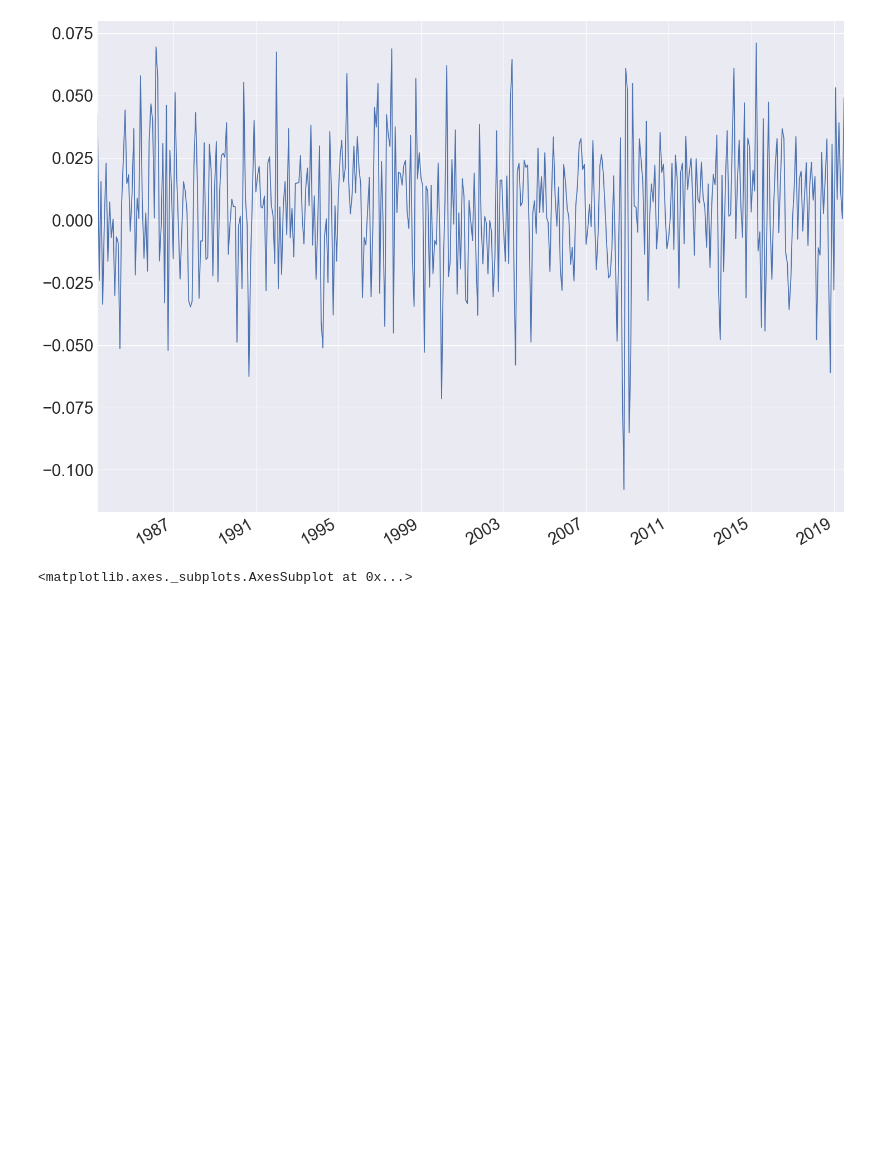
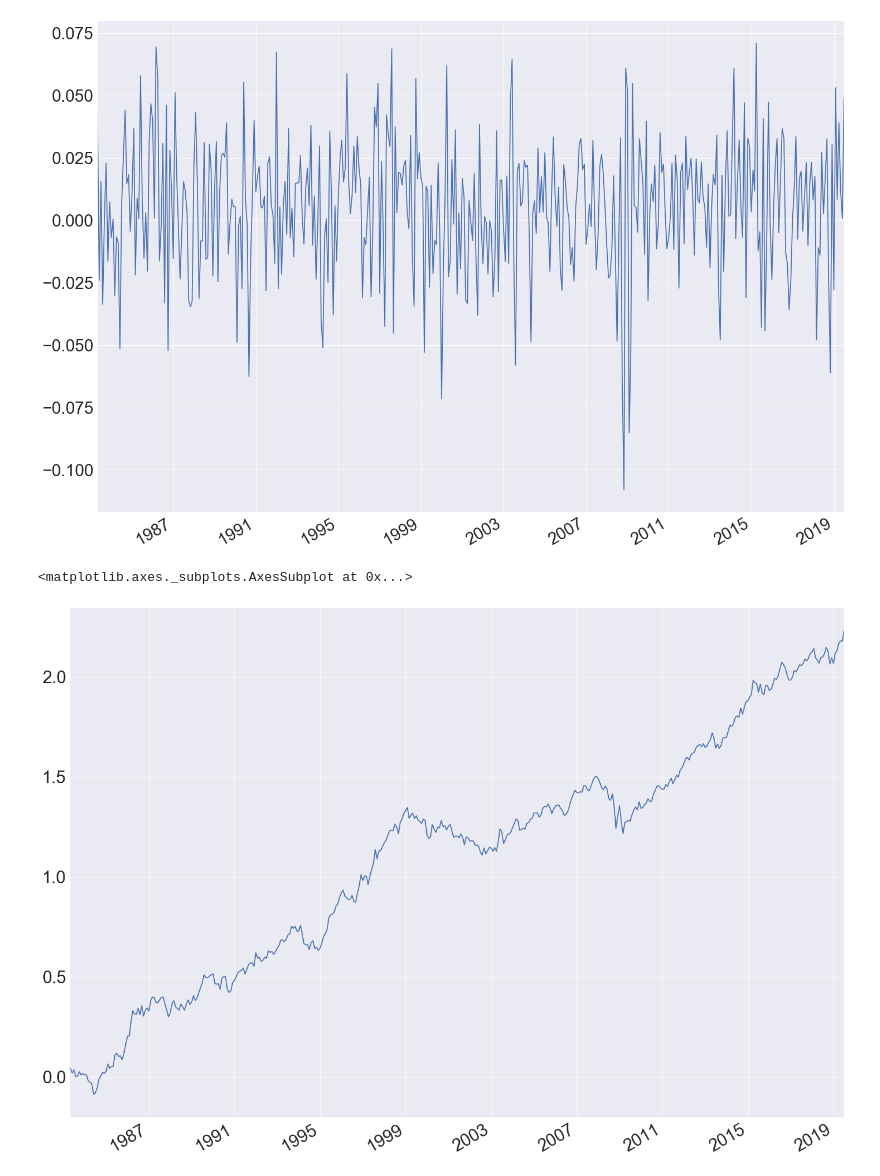
Before and after one commit to mrefermat/quant_finance, a Jupyter notebook: Portfolio archetypes.ipynb, the cells around one changed output. Saved outputs shown, nothing was run; the diff lists cells and outputs as text; code cells hidden in the pictures; blank space fills up the shorter version.

```diff
--- a/Portfolio archetypes.ipynb
+++ b/Portfolio archetypes.ipynb
@@ -54,6 +54,7 @@ x=calc_risk_parity()
 # %%
 full=x+get_libor().ffill()/1200.
 # %%
-x.plot()
+x.cumsum().plot()
 # %% [output]
 <matplotlib.axes._subplots.AxesSubplot at 0x...>
+[figure, added]
```
Also changed, not shown: parts of 1 cell of this notebook.
